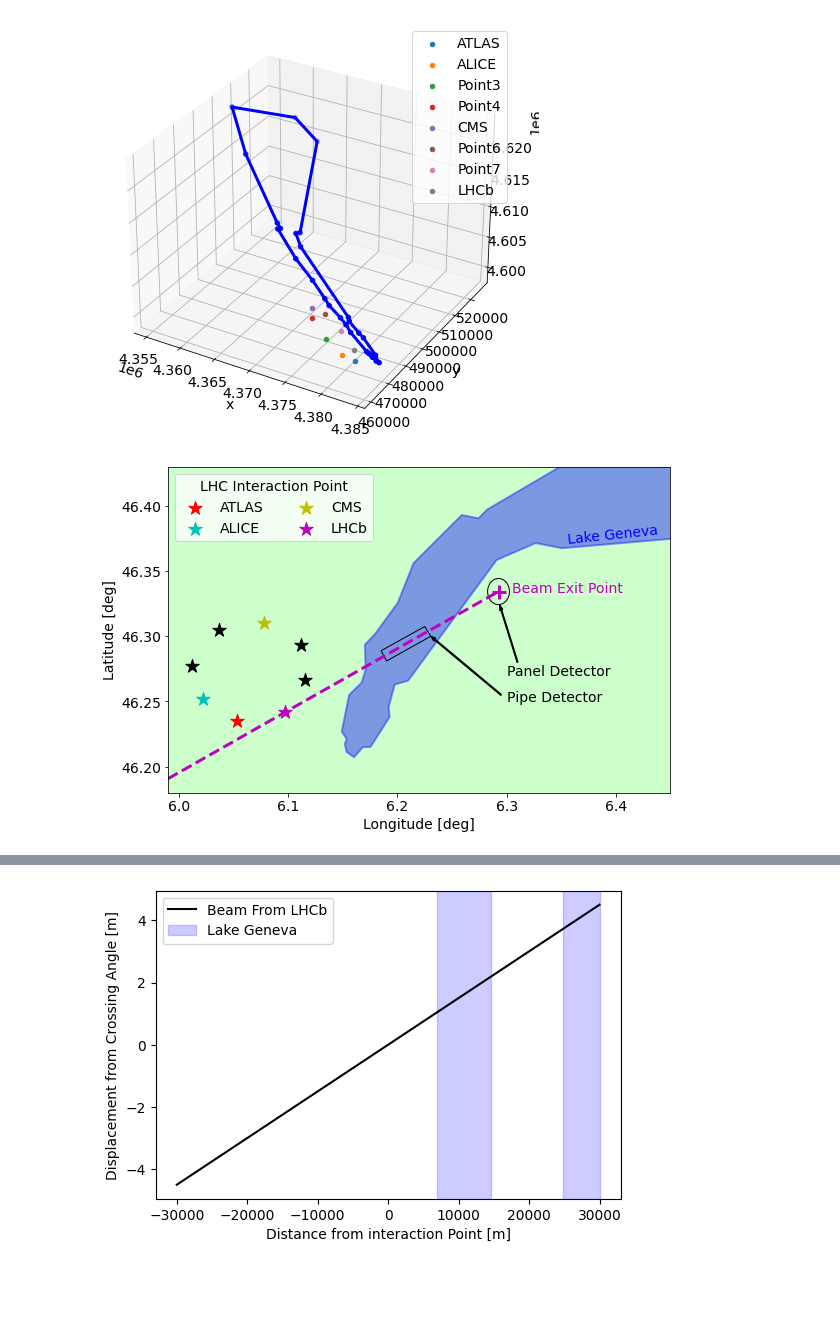
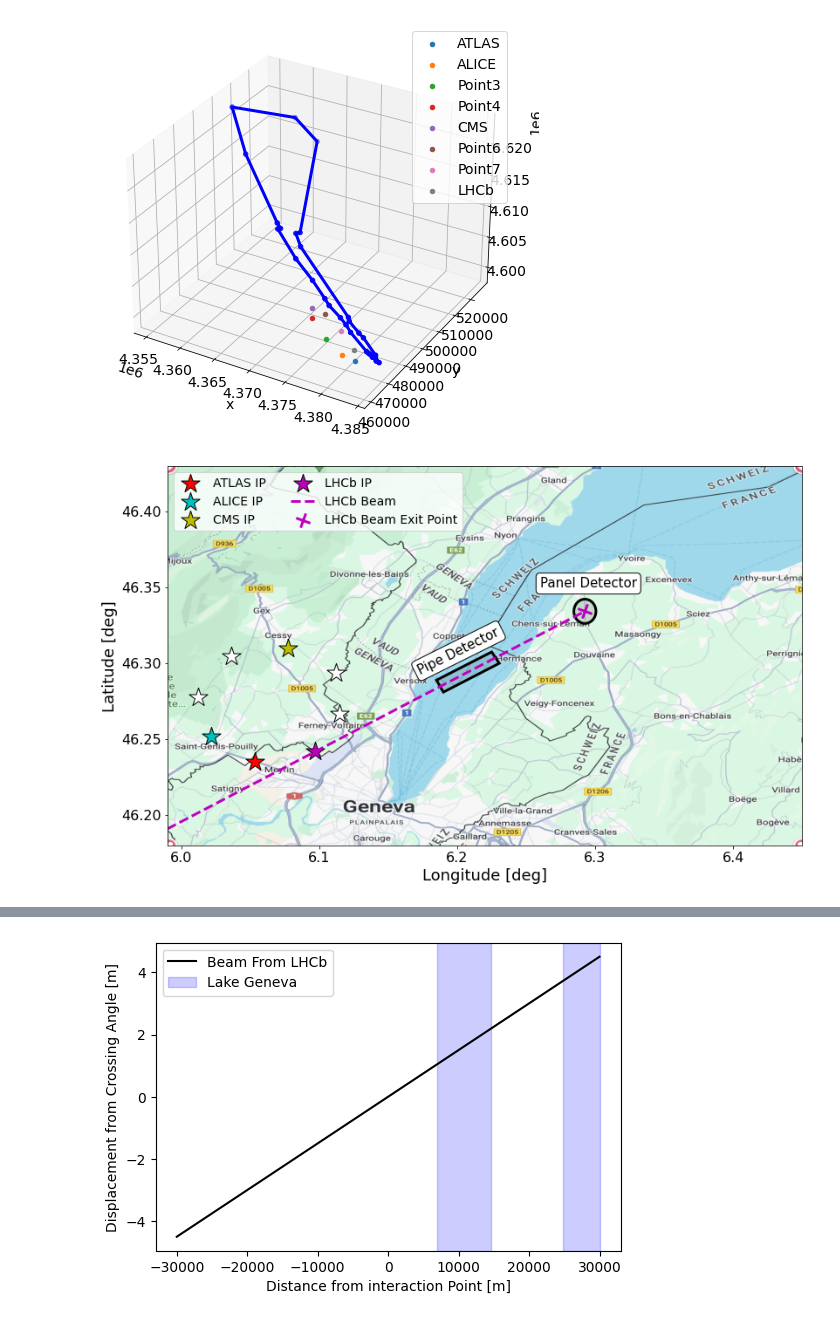
Before and after one commit to nickkamp1/Lake_Geneva_Neutrinos, a Jupyter notebook: Geometry.ipynb, the cells around one changed output, grey strips where cells are left out. Drawn from its saved outputs; the diff is of its cells as text; code cells hidden in the pictures; blank space fills up the shorter version.

Commit message:
converging on poster plots

```diff
--- a/Geometry.ipynb
+++ b/Geometry.ipynb
@@ -45,69 +51,81 @@ plt.show()
 # %% [output]
 [figure]
 # %%
-fig = plt.figure(figsize=(9,6))
+lat_edges = [46.18,46.43]
+lon_edges = [5.99,6.45]
+aspect_ratio = (lon_edges[1]-lon_edges[0])/(lat_edges[1]-lat_edges[0])
+fig_height=8
+
+fig = plt.figure(figsize=(aspect_ratio*fig_height,fig_height))
 ax = plt.gca()
-ax.set_facecolor((0,1,0,0.2))
-plt.fill(list(Lake_data['Longitude']) + [Lake_data['Longitude'][0]],
-         list(Lake_data['Latitude']) + [Lake_data['Latitude'][0]],
-         color='blue',alpha=0.4,linewidth=2)
+#ax.set_facecolor((0,1,0,0.2))
+
+# plt.fill(list(Lake_data['Longitude']) + [Lake_data['Longitude'][0]],
+#          list(Lake_data['Latitude']) + [Lake_data['Latitude'][0]],
+#          color='blue',alpha=0.4,linewidth=2)
 Lake_Crossings = {}
 color_count = 0
 colors = ["r","c","y","m"]
 for k in list(LHC_data.index):
-    if "Point" in k: color = "black"
+    if "Point" in k: color = "white"
     else:
         color = colors[color_count]
         color_count+=1
     Lake_Crossings[k] = []
     lines = plot_tangent_line_lat_long(LHC,
                                        np.array(LHC_data.loc[k,['X','Y','Z']]),
                                        np.array(LHC_data.loc[k,['CrossingOrientation','CrossingAngle']]),
                                        limit=1 if 'LHCb' not in k else 18000)
     center, earth_points = lines[0] # all lines are essentially the same
-    plt.plot([p[1] for p in earth_points],
-            [p[0] for p in earth_points],color=color,ls='--')
     plt.scatter(center[1],
                 center[0],
-                marker='*',s=200,color=color,label=k if not "Point" in k else None)
+                marker='*',s=500,facecolor=color,edgecolor="black",label=k+" IP" if not "Point" in k else None)
+    plt.plot([p[1] for p in earth_points],
+             [p[0] for p in earth_points],color=color,ls='--',lw=3,label="%s Beam"%k if k=="LHCb" else None)
     if 'Point' in k: continue # don't consider points without collisions
     if k!="LHCb": continue
     int1,int2 = calculate_intersections_with_lake(LHC,
                                                 np.array(LHC_data.loc[k,['X','Y','Z']]),
                                                 np.array(LHC_data.loc[k,['CrossingOrientation','CrossingAngle']]),
                                                 np.array(Lake_data[['Latitude','Longitude']]),
                                                 limit=50000000)
     for intersections in (int1,int2):
         if(type(intersections) == shapely.geometry.MultiLineString):
             for intersection in intersections.geoms:
                 for coord in list(intersection.coords):
                     Lake_Crossings[k].append(coord)
         else:
             for coord in list(intersections.coords):
                 Lake_Crossings[k].append(coord)
-    # for coord in Lake_Crossings[k]:
-    #     plt.scatter(coord[1],coord[0],color=color)
+
+# Pipe detector
+pts = np.array([[6.19,46.281],[6.185,46.2889],[6.225,46.3075],[6.2305,46.3]])
+rectangle = Polygon(pts,edgecolor="black",facecolor=mcolors.to_rgba('black', 0.1),lw=3)
+plt.text(6.17,46.293,"Pipe Detector",fontsize=15,rotation=26.5,bbox=dict(facecolor='white', edgecolor='black', boxstyle='round'))
+plt.gca().add_patch(rectangle)
+
+# Panel detector
+circle = plt.Circle(beam_exit,0.008,ec="black",facecolor=mcolors.to_rgba('black', 0.1),lw=3)
+plt.text(6.26,46.35,"Panel Detector",fontsize=15,bbox=dict(facecolor='white', edgecolor='black', boxstyle='round'))
+plt.gca().add_patch(circle)
+
+beam_exit = (6.292559636631747,46.33426874901515)
+t = matplotlib.markers.MarkerStyle(marker="+")
+t._transform = t.get_transform().rotate_deg(-20)
+plt.scatter(*beam_exit,marker=t,facecolors=colors[-1],s=300,label="LHCb Beam Exit Point")
+
+
+img = plt.imread("Figures/GoogleMaps.png")
+plt.imshow(img,extent=[5.99,6.45,46.18,46.43],aspect=1.1)
+plt.xlim(*lon_edges)
+plt.ylim(*lat_edges)
 plt.xlabel('Longitude [deg]')
 plt.ylabel('Latitude [deg]')
-plt.legend(loc='upper left',ncol=2,title="LHC Interaction Point")
-beam_exit = (6.292559636631747,46.33426874901515)
-plt.scatter(*beam_exit,marker='+',facecolors=colors[-1],s=200)
-plt.text(1.002*6.292559636631747,0.99999*46.33426874901515,'Beam Exit Point',
-         color=colors[-1],fontsize=14)
-plt.text(1.01*6.292559636631747,1.0008*46.33426874901515,'Lake Geneva',
-         color="blue",fontsize=14,rotation=6)
-pts = np.array([[6.19,46.281],[6.185,46.2889],[6.225,46.3075],[6.2305,46.3]])
-rectangle = Polygon(pts,edgecolor="black",facecolor="none")
-plt.arrow(6.295,46.255,pts[3][0]-6.295,pts[3][1]-46.255,length_includes_head=True,color="black")
-plt.text(6.3,46.25,"Pipe Detector",fontsize=14)
-plt.gca().add_patch(rectangle)
-circle = plt.Circle(beam_exit,0.01, fc='none',ec="black")
-plt.arrow(6.31,46.28,beam_exit[0]-6.309,beam_exit[1]-46.29,length_includes_head=True,color="black")
-plt.text(6.3,46.27,"Panel Detector",fontsize=14)
-plt.gca().add_patch(circle)
-plt.xlim(5.99,6.45)
-plt.ylim(46.18,46.43)
+plt.legend(loc='upper left',ncol=2)
+
+
+
 plt.savefig("Figures/Nu2024_Poster/GeometryDiagram.pdf",dpi=100)
 plt.show()
 # %% [output]
-[figure, old version]
+[figure, new version]
```
Also changed, not shown: parts of 3 cells of this notebook, 4 other files.
